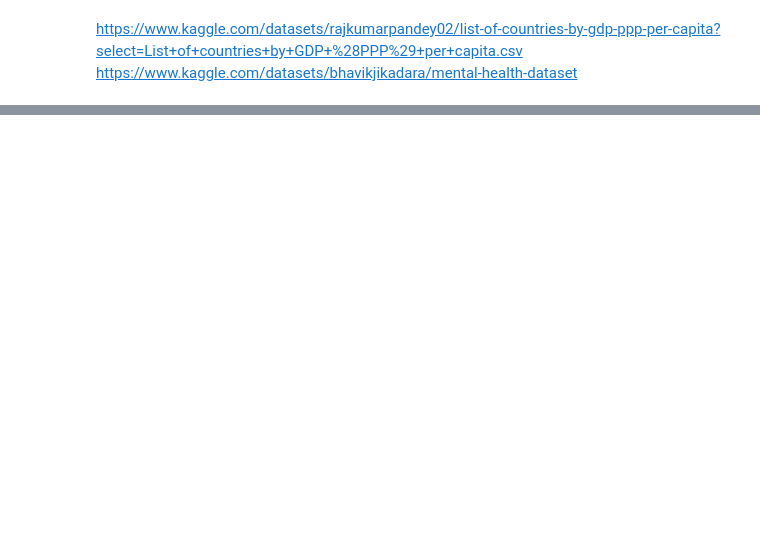
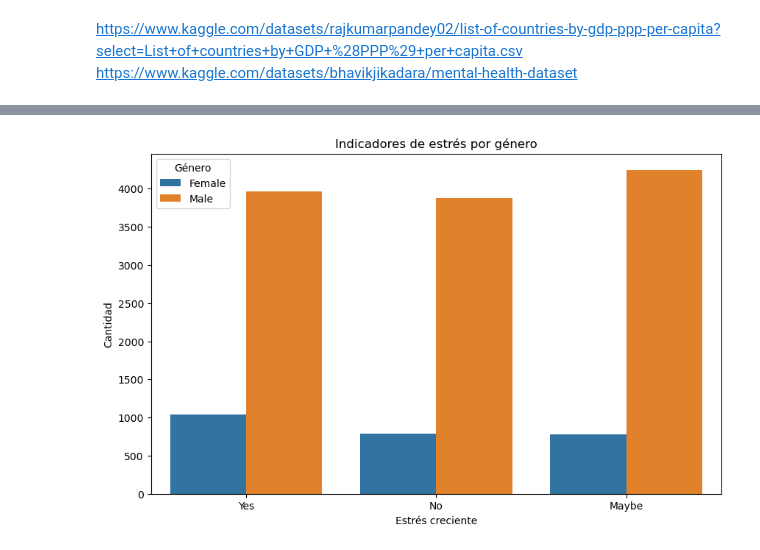
Before and after one commit to jdbarrio/visualizacion_PR, a Jupyter notebook: notebook/notebook.ipynb, the cells around one changed output, grey strips where cells are left out. Drawn from its saved outputs; the diff is of its cells as text; code cells hidden in the pictures; blank space fills up the shorter version.

```diff
--- a/notebook/notebook.ipynb
+++ b/notebook/notebook.ipynb
@@ -48,0 +259,11 @@ health.head()
+# %%
+# Visualización 2: Indicadores de estrés por género
+plt.figure(figsize=(10, 6))
+sns.countplot(x="GrowingStress", hue="Gender", data=data_cleaned)
+plt.title("Indicadores de estrés por género")
+plt.xlabel("Estrés creciente")
+plt.ylabel("Cantidad")
+plt.legend(title="Género")
+plt.show()
+# %% [output]
+[figure, added]
```
Also changed, not shown: parts of 36 cells of this notebook.
